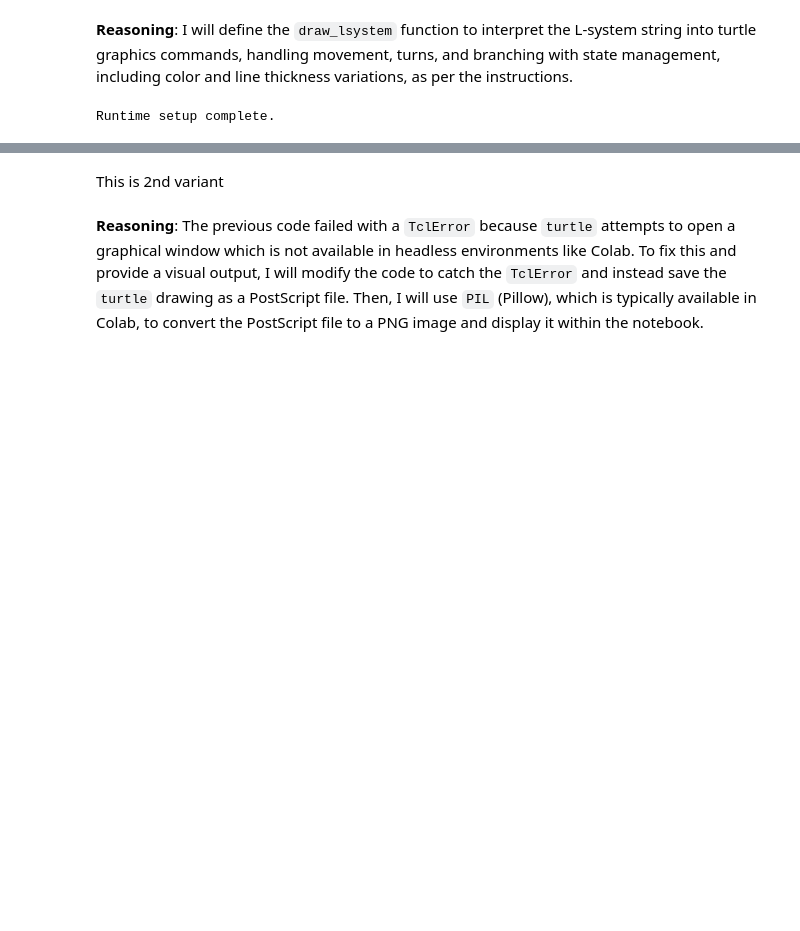
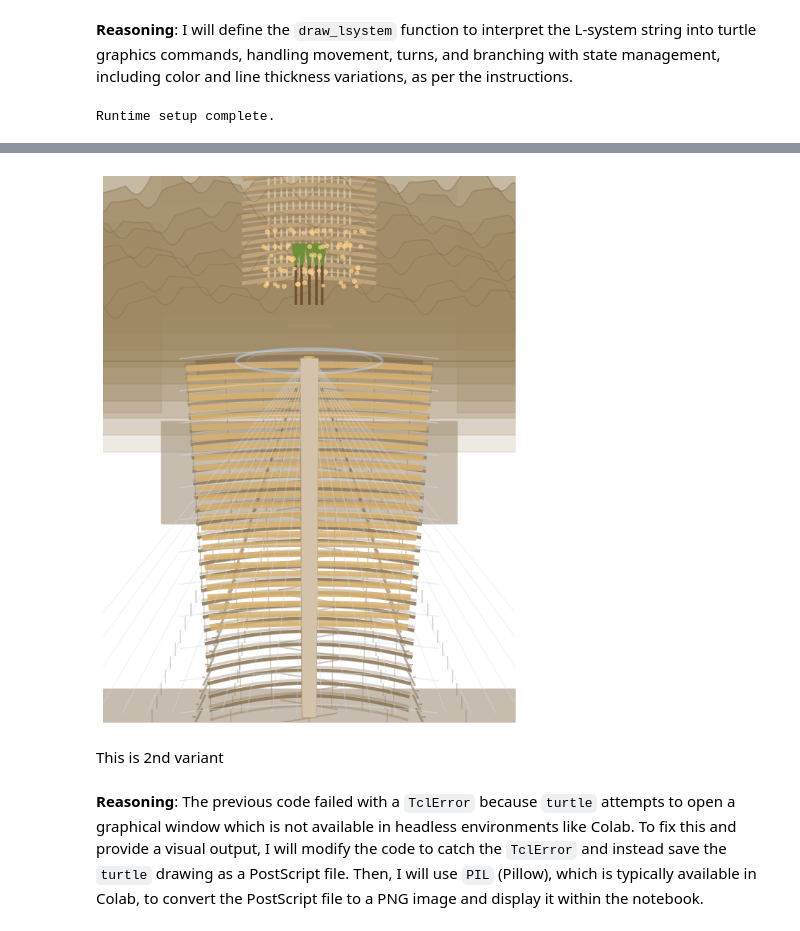
Before and after one commit to jcvancity2022/Cheng_Jeffrey_rulebased_system, a Jupyter notebook: Assignment_2.ipynb, the cells around one changed output, grey strips where cells are left out. Cells and saved outputs as stored; diff of their text form; code cells hidden in the pictures; blank space fills up the shorter version.

```diff
--- a/Assignment_2.ipynb
+++ b/Assignment_2.ipynb
@@ -911,3 +997,17 @@ plt.show()
+# %%
+render_scene(
+    palette_overrides={
+        "mall_glass": "#d2e2f0",
+        "ring": "#bcd2f2",
+        "resort_window": "#d7c3a0",
+        "env_ceiling": "#efe9e2",
+        "env_floor": "#c7bdaf"
+    },
+    filename="liminal_resort_mall_variation_4.png",
+    dpi=300
+)
+# %% [output]
+[figure, added]
 # %% [markdown]
 This is 2nd variant
 # %% [markdown]
```
Also changed, not shown: parts of 5 cells of this notebook, 5 other files.
